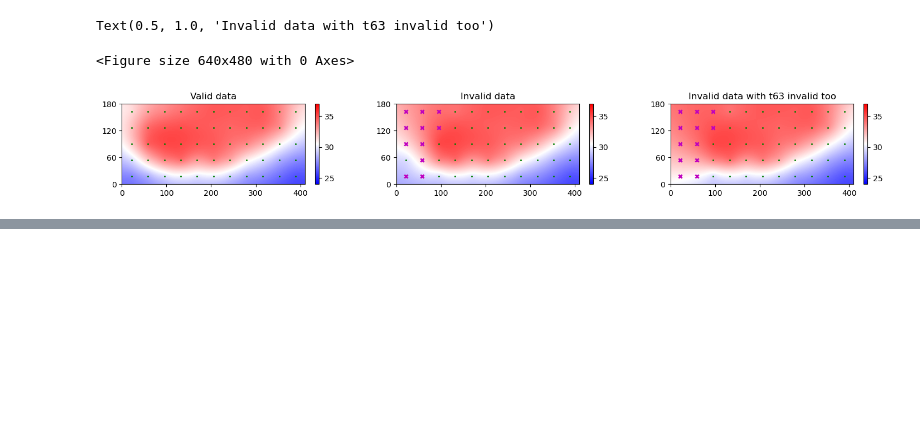
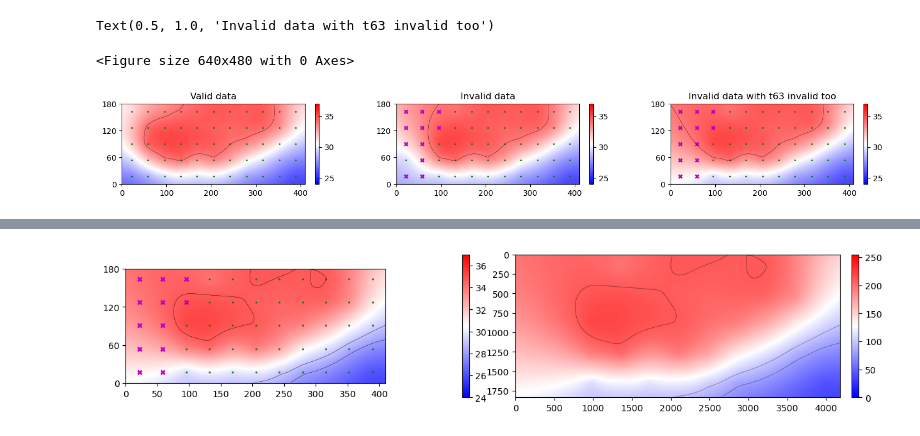
Before and after one commit to epfl-mobots/ABCThermalPlots, a Jupyter notebook: sandbox.ipynb, the cells around one changed output, grey strips where cells are left out. Cells and saved outputs as stored; diff of their text form; code cells hidden in the pictures; blank space fills up the shorter version.

```diff
--- a/sandbox.ipynb
+++ b/sandbox.ipynb
@@ -211,7 +212,7 @@ Max temp at 132, 128 for row 30000 [tmax = 40.007312364498326]
 ### In the following cell, we observe the robustness of the interpolation to missing temprature values
 # %%
 # For the same data, make two plots: one plot with t63 valid and one with t63 invalid (set it to -273.0):
-df = pd.read_csv("/Users/cyrilmonette/Desktop/EPFL 2018-2026/PhD - Mobots/data/22.06-22.10_observation_BH/Thermal meas/abc01/abc01_tmp_2022-06-27.csv", parse_dates=['datetime'])
+df = pd.read_csv("/Users/cyrilmonette/Library/CloudStorage/SynologyDrive-data/22.06-22.10_observation_BH/Thermal meas/abc01/abc01_tmp_2022-06-27.csv", parse_dates=['datetime'])
 df.set_index('datetime', inplace=True)
 print(df.head())
 plt.figure(2); plt.clf()
@@ -220,19 +221,19 @@ temps = df.iloc[0][1:65]
 temps_np = temps.to_numpy()
 # in the first subplot, plot the valid data
 hive = tu.ThermalFrame(temperature_data=temps_np, show_sensors=True)
-hive.plot_thermal_field(ax[0],show_cb=True,v_min=24,v_max=37)
+hive.plot_thermal_field(ax[0],show_cb=True,v_min=24,v_max=37,contours=[34])
 ax[0].set_title(f"Valid data")
 
 # in the second subplot, plot the invalid data
 temps_np[52:63] = -273.0
 hive = tu.ThermalFrame(temperature_data=temps_np, show_sensors=True)
-hive.plot_thermal_field(ax[1],show_cb=True,v_min=24,v_max=37)
+hive.plot_thermal_field(ax[1],show_cb=True,v_min=24,v_max=37,contours=[34])
 ax[1].set_title(f"Invalid data")
 
 # in the second subplot, plot the invalid data
 temps_np[52:64] = -273.0
 hive = tu.ThermalFrame(temperature_data=temps_np, show_sensors=True)
-hive.plot_thermal_field(ax[2],show_cb=True,v_min=24,v_max=37)
+hive.plot_thermal_field(ax[2],show_cb=True,v_min=24,v_max=37,contours=[34])
 ax[2].set_title(f"Invalid data with t63 invalid too")
 # %% [output]
                             timestamp        t00        t01        t02        t03        t04        t05        t06        t07        t08  ...        t54        t55        t56        t57        t58     ...
@@ -249,0 +253,90 @@ Text(0.5, 1.0, 'Invalid data with t63 invalid too')
+# %%
+df = pd.read_csv("/Users/cyrilmonette/Library/CloudStorage/SynologyDrive-data/22.06-22.10_observation_BH/Thermal meas/abc01/abc01_tmp_2022-06-27.csv", parse_dates=['datetime'])
+df.set_index('datetime', inplace=True)
+plt.figure(3); plt.clf()
+
+_levels = [28, 29, 34.7]
+fig, ax = plt.subplots(nrows=1, ncols=2, figsize=(18, 6))
+hive = tu.ThermalFrame(temperature_data=temps_np, show_sensors=True)
+hive.plot_thermal_field(ax[0],show_cb=True,v_min=24,v_max=37,contours=_levels)
+
+# Example thermal field and normalization parameters
+thermal_field = hive.thermal_field  # Original temperature data
+v_min, v_max = 24, 37  # Define the temperature range
+
+# Create the normalized field for matplotlib
+norm_field = (thermal_field - v_min) / (v_max - v_min)
+# Apply matplotlib colormap (e.g., 'bwr')
+colormap = plt.colormaps['bwr']
+overlay_colored = colormap(norm_field)  # Returns RGBA values in [0, 1]
+# Scale to [0, 255] for OpenCV compatibility
+overlay_rgb = (overlay_colored * 255).astype(np.uint8)
+overlay_rgb[:,:,3] = int(180)
+
+overlay_rgb = cv2.resize(overlay_rgb, (int(overlay_rgb.shape[1] * 10.2), int(overlay_rgb.shape[0] * 10.2)), interpolation=cv2.INTER_NEAREST)
+
+
+# Generate the contour for 30°C
+contour = plt.contour(thermal_field, levels=_levels, colors='none')  # Only compute, no color
+
+# Extract paths from the contour
+#paths = [collection.get_paths()[0] for collection in contour.collections]
+paths = [
+    path
+    for collection in contour.collections
+    for path in collection.get_paths()
+]
+print(f"Found {len(paths)} separate contours")
+print(f"Found {len(paths)} paths")
+
+canvas = np.zeros_like(overlay_rgb[:,:,0])
+
+# Draw each disjoint segment within each path
+for i, path in enumerate(paths):
+    print(f"Processing path {i+1}/{len(paths)}")
+
+    # Get the vertices and codes
+    vertices = path.vertices
+    codes = path.codes
+
+    # Initialize a list to store points for each disjoint segment
+    segment_points = []
+
+    for vert, code in zip(vertices, codes):
+        if code == Path.MOVETO:
+            # Start of a new segment: draw the previous segment if it exists
+            if segment_points:
+                # Scale and convert to integer pixel coordinates
+                segment_points = np.array(segment_points)
+                segment_points[:, 0] *= canvas.shape[1] / norm_field.shape[1]
+                segment_points[:, 1] *= canvas.shape[0] / norm_field.shape[0]
+                segment_points = np.round(segment_points).astype(np.int32)
+
+                # Draw the segment as a polyline
+                cv2.polylines(canvas, [segment_points], isClosed=False, color=255, thickness=2)
+
+            # Start a new segment
+            segment_points = [vert]
+        elif code in (Path.LINETO, Path.CLOSEPOLY):
+            # Continue the current segment
+            segment_points.append(vert)
+
+    # Draw the last segment if it exists
+    if segment_points:
+        segment_points = np.array(segment_points)
+        segment_points[:, 0] *= canvas.shape[1] / norm_field.shape[1]
+        segment_points[:, 1] *= canvas.shape[0] / norm_field.shape[0]
+        segment_points = np.round(segment_points).astype(np.int32)
+        cv2.polylines(canvas, [segment_points], isClosed=False, color=255, thickness=2)
+
+
+# Overlay the contours onto your RGB overlay
+overlay_with_contours = overlay_rgb.copy()
+overlay_with_contours[canvas > 0] = (0, 0, 0, 255)  # Black contour
+
+# Display or save the result
+img = ax[1].imshow(cv2.cvtColor(overlay_with_contours, cv2.COLOR_RGBA2RGB),cmap=plt.get_cmap('bwr'))
+cbar = plt.colorbar(img,ax=ax, orientation='vertical')
+cbar.ax.set_position([ax[1].get_position().x1 + 0.01, ax[1].get_position().y0, 0.04, ax[1].get_position().height])  # Adjust position relative to ax
+plt.show()
+# %% [output]
@@ -249,0 +349 @@ Text(0.5, 1.0, 'Invalid data with t63 invalid too')
+[figure, added]
```
Also changed, not shown: parts of 8 cells of this notebook.
